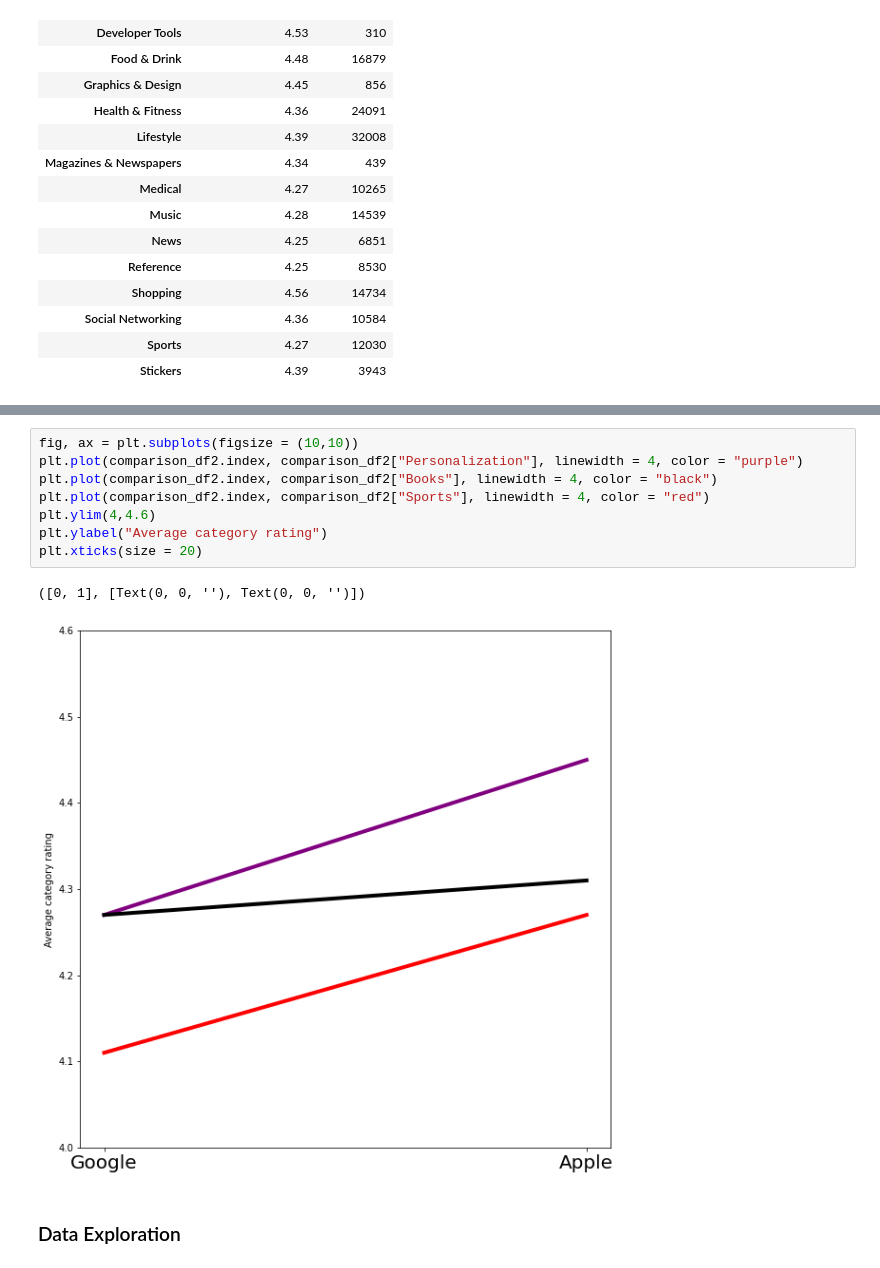
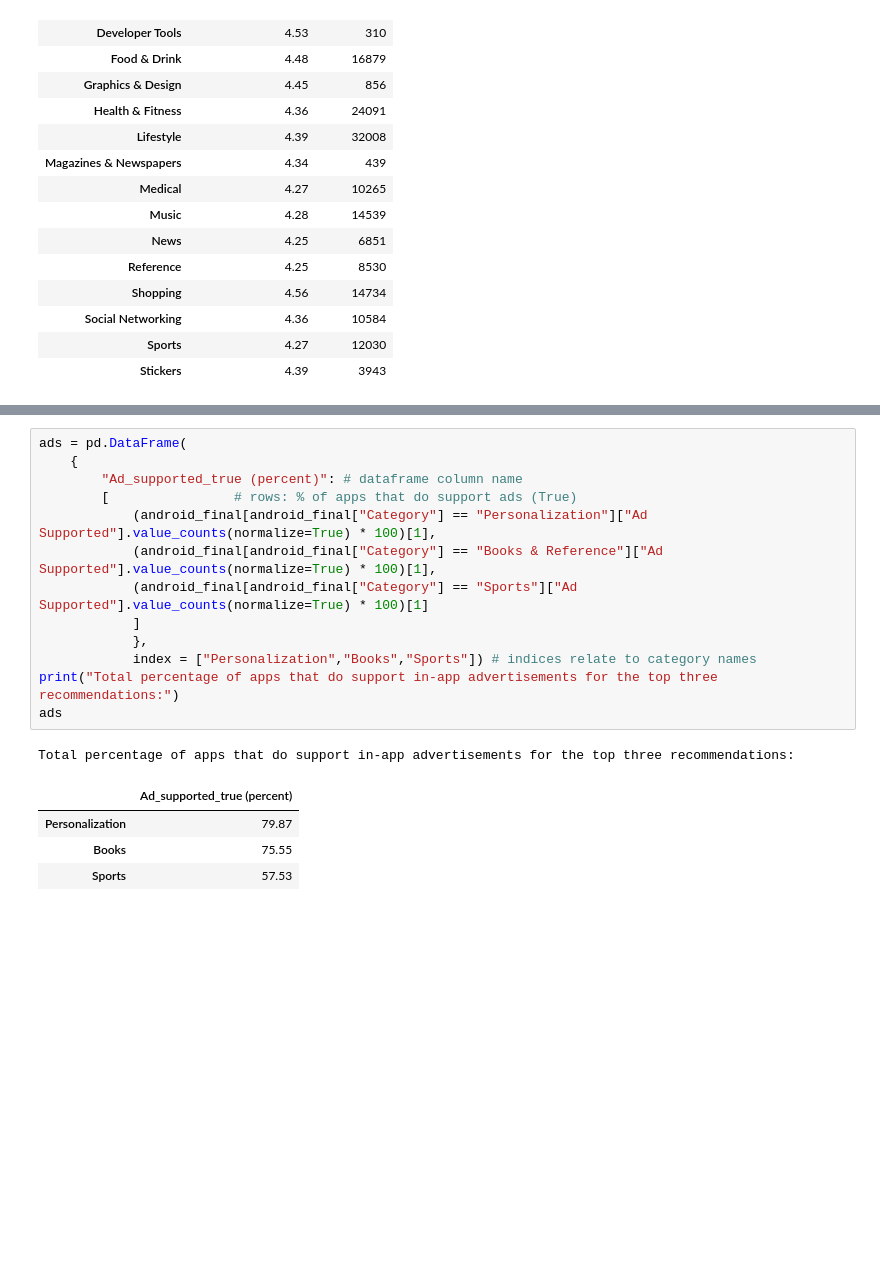
Before and after one commit to paul-trood/Portfolio-Mobile_app_recommendations, a Jupyter notebook: app_profile.ipynb, the cells around one changed output, grey strips where cells are left out. Cells and saved outputs as stored; diff of their text form; blank space fills up the shorter version.

```diff
--- a/app_profile.ipynb
+++ b/app_profile.ipynb
@@ -1054,13 +1031,19 @@ comparison_df2
-# %%
-fig, ax = plt.subplots(figsize = (10,10))
-plt.plot(comparison_df2.index, comparison_df2["Personalization"], linewidth = 4, color = "purple")
-plt.plot(comparison_df2.index, comparison_df2["Books"], linewidth = 4, color = "black")
-plt.plot(comparison_df2.index, comparison_df2["Sports"], linewidth = 4, color = "red")
-plt.ylim(4,4.6)
-plt.ylabel("Average category rating")
-plt.xticks(size = 20)
-# %% [output]
-([0, 1], [Text(0, 0, ''), Text(0, 0, '')])
-[figure, removed]
-# %% [markdown]
-### Data Exploration
+# %%
+ads = pd.DataFrame(
+    {
+        "Ad_supported_true (percent)": # dataframe column name
+        [                # rows: % of apps that do support ads (True)
+            (android_final[android_final["Category"] == "Personalization"]["Ad Supported"].value_counts(normalize=True) * 100)[1],
+            (android_final[android_final["Category"] == "Books & Reference"]["Ad Supported"].value_counts(normalize=True) * 100)[1],
+            (android_final[android_final["Category"] == "Sports"]["Ad Supported"].value_counts(normalize=True) * 100)[1]
+            ]
+            },
+            index = ["Personalization","Books","Sports"]) # indices relate to category names
+print("Total percentage of apps that do support in-app advertisements for the top three recommendations:")
+ads
+# %% [output]
+Total percentage of apps that do support in-app advertisements for the top three recommendations:
+|  | Ad_supported_true (percent) |
+| Personalization | 79.87 |
+| Books | 75.55 |
+| Sports | 57.53 |
```
Also changed, not shown: parts of 17 cells of this notebook.
